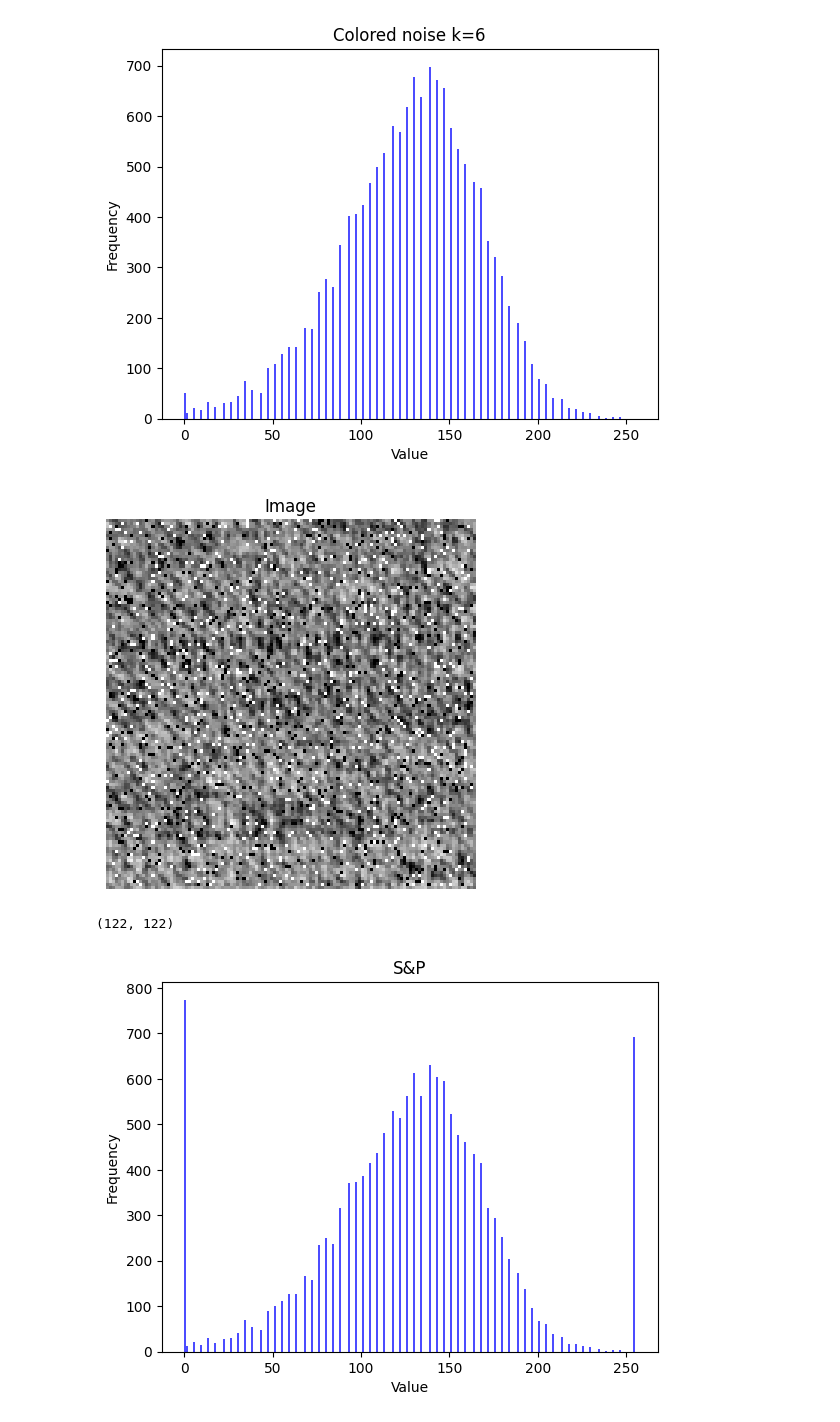
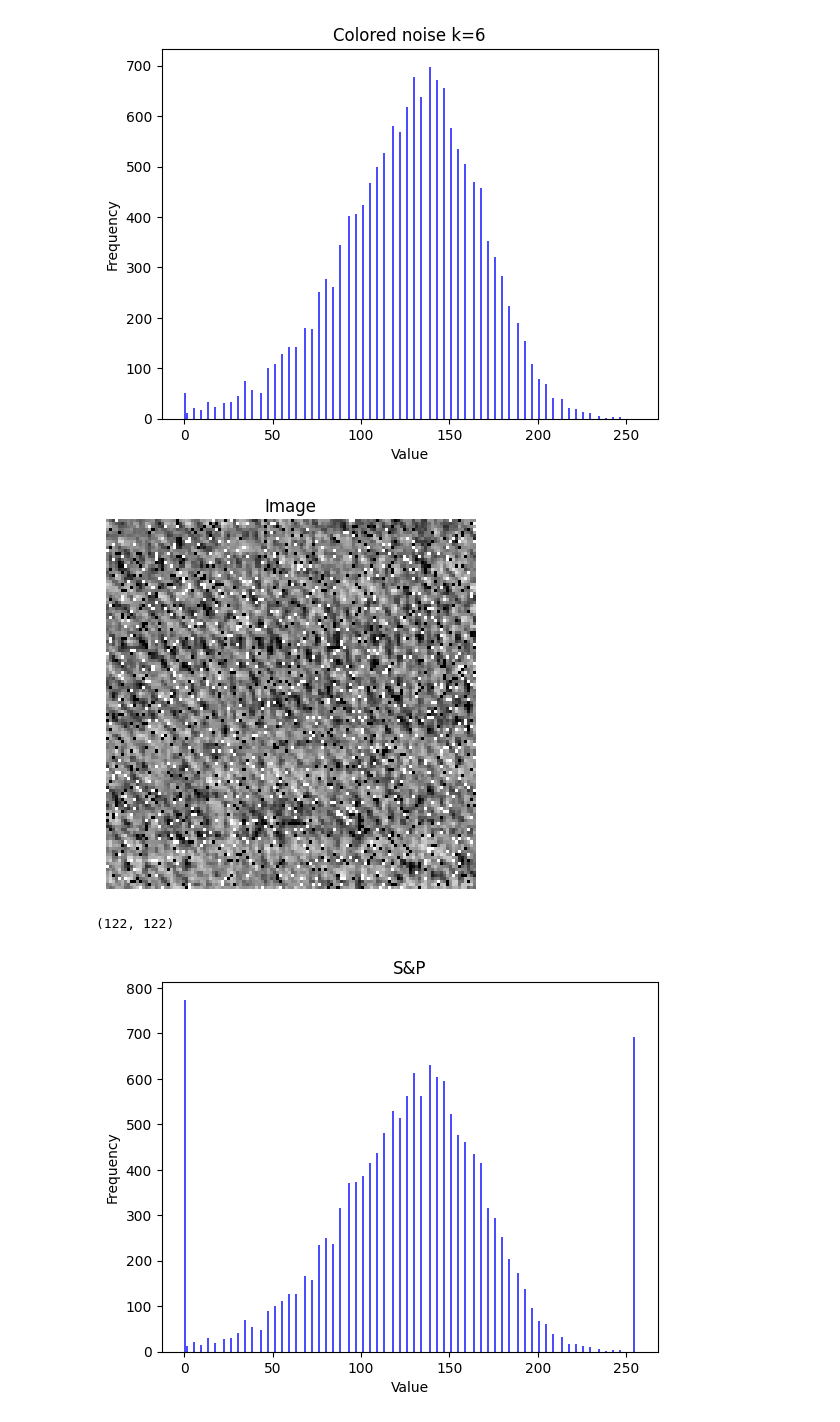
Before and after one commit to alvaroalbuquerque/SCS_plane_study, a Jupyter notebook: noise_analysis_sp.ipynb, the cells around one changed output. Saved outputs shown, nothing was run; the diff lists cells and outputs as text; code cells hidden in the pictures.

```diff
--- a/noise_analysis_sp.ipynb
+++ b/noise_analysis_sp.ipynb
@@ -144,14 +165,14 @@ generate_histogram(gs_image, isNormalized=True, title=f'Colored noise k=6')
 # %% [output]
 [figure]
 # %%
-noised_image = salt_and_pepper_noise(0.05, 0.05, gs_image)
+noised_image = salt_and_pepper_noise_v2(0.05, 0.05, gs_image)
 plt.imshow(noised_image, cmap='gray')
 plt.title(f"Image")
 plt.axis('off')
 plt.show()
 print(noised_image.shape)
 # %% [output]
-[figure, old version]
+[figure, new version]
 (122, 122)
 # %%
 generate_histogram(noised_image, isNormalized=True, title=f'S&P')
```
Also changed, not shown: parts of 15 cells of this notebook, 1 other file.
